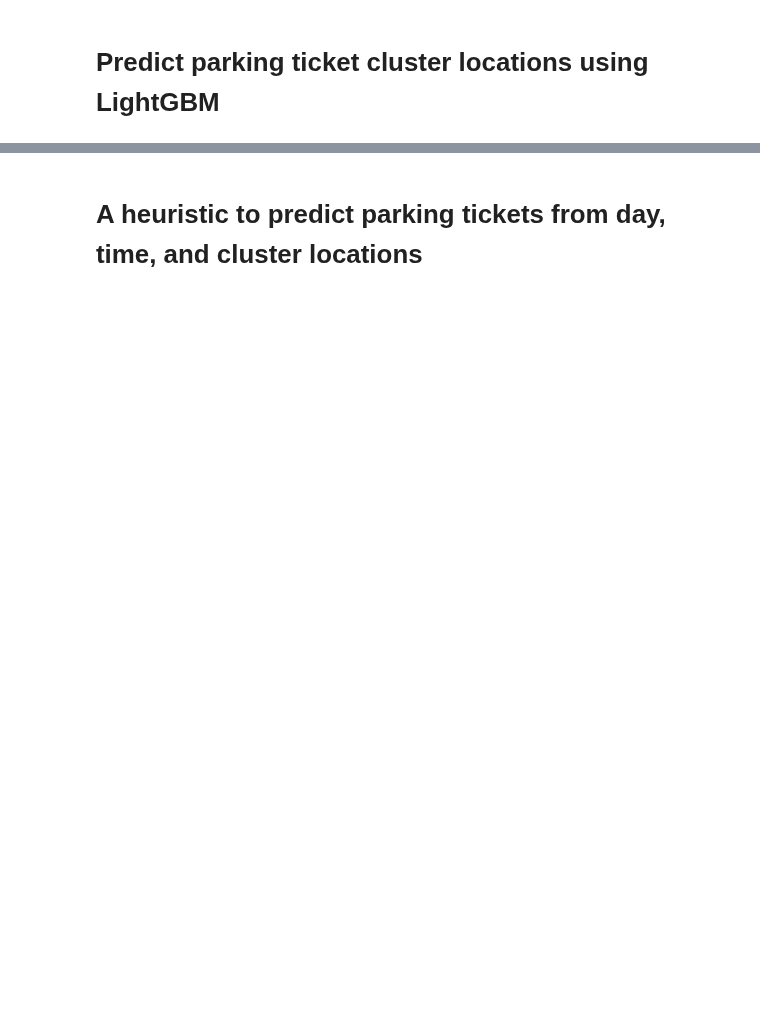
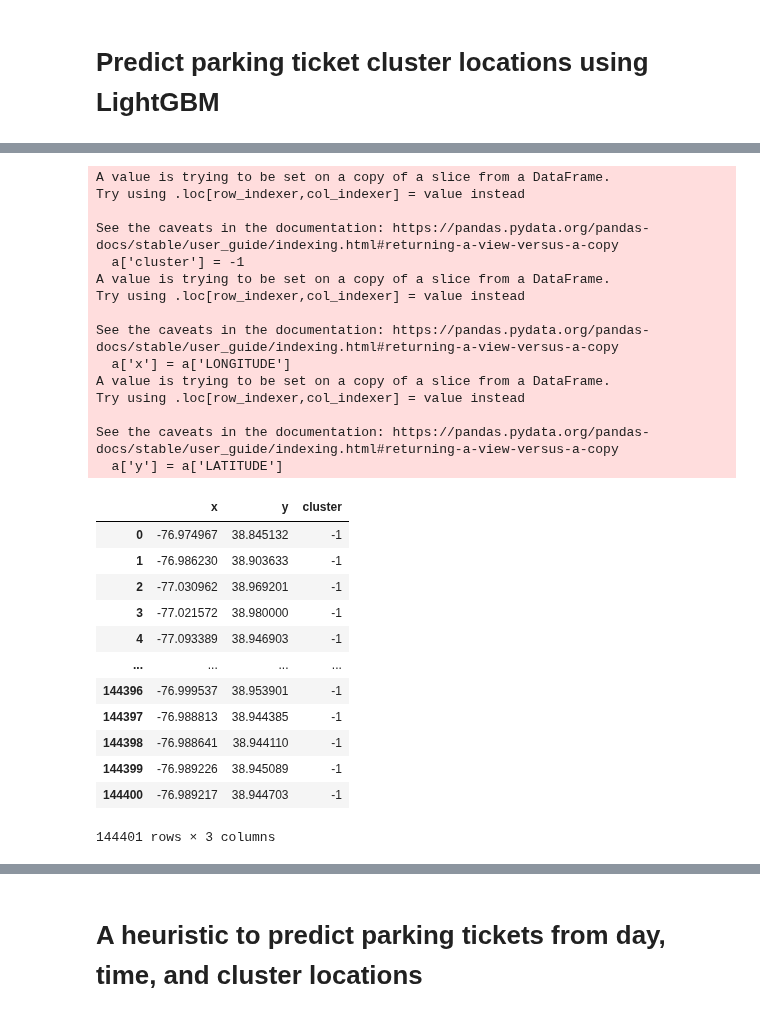
Before and after one commit to reedmarkham/meter-made, a Jupyter notebook: meter_made.ipynb, the cells around one changed output, grey strips where cells are left out. Saved outputs shown, nothing was run; the diff lists cells and outputs as text; code cells hidden in the pictures; blank space fills up the shorter version.

```diff
--- a/meter_made.ipynb
+++ b/meter_made.ipynb
@@ -739,0 +455,36 @@ Test Score: 0.0 RMSE
+# %%
+a = addresses[['LONGITUDE', 'LATITUDE']]
+a['cluster'] = -1
+a['x'] = a['LONGITUDE']
+a['y'] = a['LATITUDE']
+a = a[['x', 'y', 'cluster']]
+display(a)
+# %% [output]
+A value is trying to be set on a copy of a slice from a DataFrame.
+Try using .loc[row_indexer,col_indexer] = value instead
+
+See the caveats in the documentation: https://pandas.pydata.org/pandas-docs/stable/user_guide/indexing.html#returning-a-view-versus-a-copy
+  a['cluster'] = -1
+A value is trying to be set on a copy of a slice from a DataFrame.
+Try using .loc[row_indexer,col_indexer] = value instead
+
+See the caveats in the documentation: https://pandas.pydata.org/pandas-docs/stable/user_guide/indexing.html#returning-a-view-versus-a-copy
+  a['x'] = a['LONGITUDE']
+A value is trying to be set on a copy of a slice from a DataFrame.
+Try using .loc[row_indexer,col_indexer] = value instead
+
+See the caveats in the documentation: https://pandas.pydata.org/pandas-docs/stable/user_guide/indexing.html#returning-a-view-versus-a-copy
+  a['y'] = a['LATITUDE']
+|  | x | y | cluster |
+| 0 | -76.974967 | 38.845132 | -1 |
+| 1 | -76.986230 | 38.903633 | -1 |
+| 2 | -77.030962 | 38.969201 | -1 |
+| 3 | -77.021572 | 38.980000 | -1 |
+| 4 | -77.093389 | 38.946903 | -1 |
+| ... | ... | ... | ... |
+| 144396 | -76.999537 | 38.953901 | -1 |
+| 144397 | -76.988813 | 38.944385 | -1 |
+| 144398 | -76.988641 | 38.944110 | -1 |
+| 144399 | -76.989226 | 38.945089 | -1 |
+| 144400 | -76.989217 | 38.944703 | -1 |
+144401 rows × 3 columns
```
Also changed, not shown: parts of 32 cells of this notebook.
